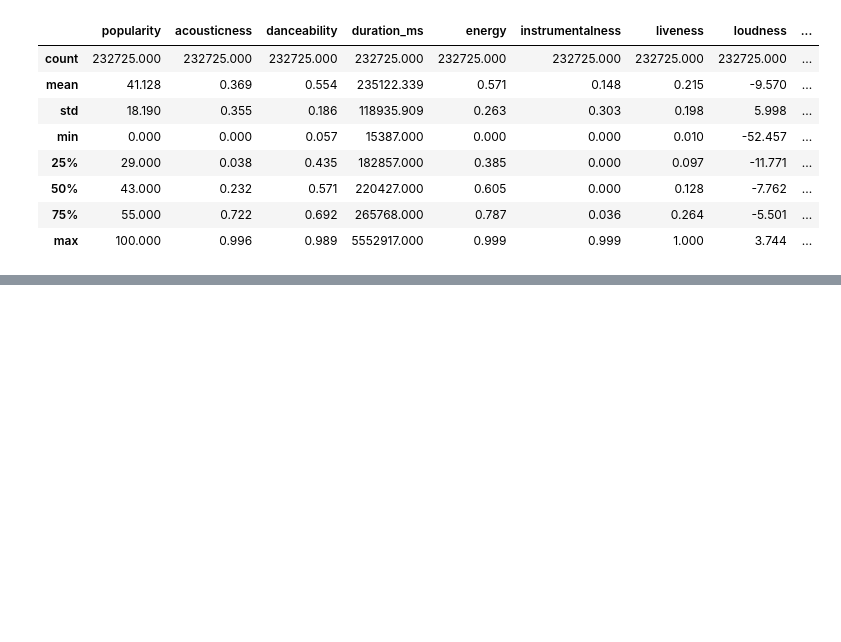
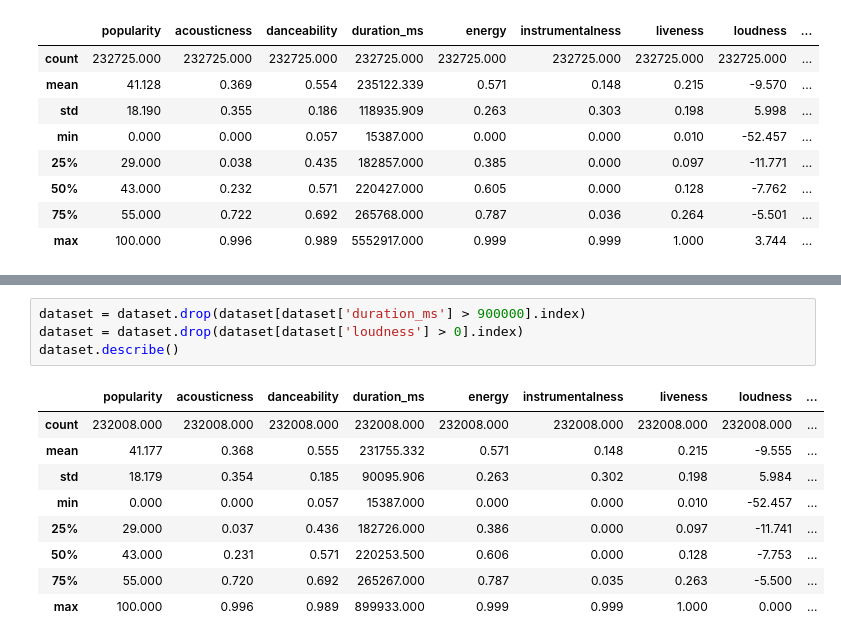
Before and after one commit to Megaguille11/CasKaggle_Spotify, a Jupyter notebook: notebooks/spotify_kaggle.ipynb, the cells around one changed output, grey strips where cells are left out. Drawn from its saved outputs; the diff is of its cells as text; blank space fills up the shorter version.

```diff
--- a/notebooks/spotify_kaggle.ipynb
+++ b/notebooks/spotify_kaggle.ipynb
@@ -94,0 +106,14 @@ Text(0, 0.5, 'Popularity')
+# %%
+dataset = dataset.drop(dataset[dataset['duration_ms'] > 900000].index)
+dataset = dataset.drop(dataset[dataset['loudness'] > 0].index)
+dataset.describe()
+# %% [output]
+|  | popularity | acousticness | danceability | duration_ms | energy | instrumentalness | liveness | loudness | ... |
+| count | 232008.000 | 232008.000 | 232008.000 | 232008.000 | 232008.000 | 232008.000 | 232008.000 | 232008.000 | ... |
+| mean | 41.177 | 0.368 | 0.555 | 231755.332 | 0.571 | 0.148 | 0.215 | -9.555 | ... |
+| std | 18.179 | 0.354 | 0.185 | 90095.906 | 0.263 | 0.302 | 0.198 | 5.984 | ... |
+| min | 0.000 | 0.000 | 0.057 | 15387.000 | 0.000 | 0.000 | 0.010 | -52.457 | ... |
+| 25% | 29.000 | 0.037 | 0.436 | 182726.000 | 0.386 | 0.000 | 0.097 | -11.741 | ... |
+| 50% | 43.000 | 0.231 | 0.571 | 220253.500 | 0.606 | 0.000 | 0.128 | -7.753 | ... |
+| 75% | 55.000 | 0.720 | 0.692 | 265267.000 | 0.787 | 0.035 | 0.263 | -5.500 | ... |
+| max | 100.000 | 0.996 | 0.989 | 899933.000 | 0.999 | 0.999 | 1.000 | 0.000 | ... |
```
Also changed, not shown: parts of 21 cells of this notebook.
